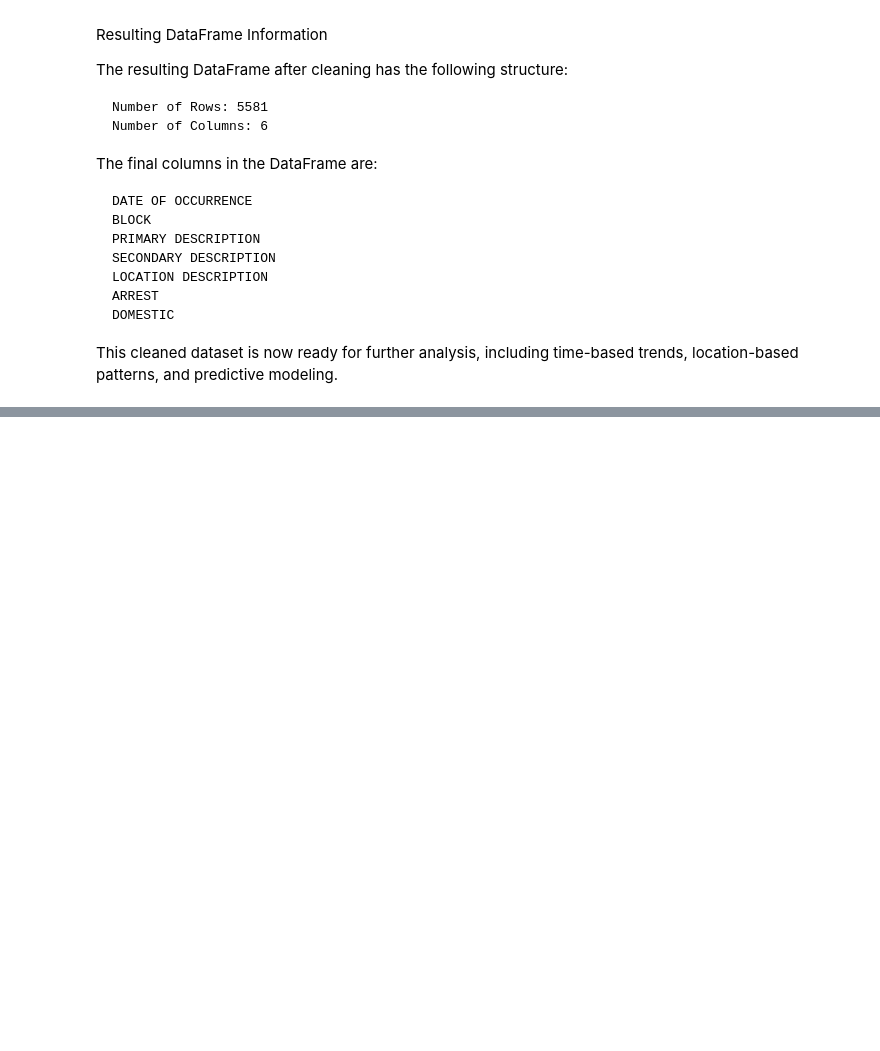
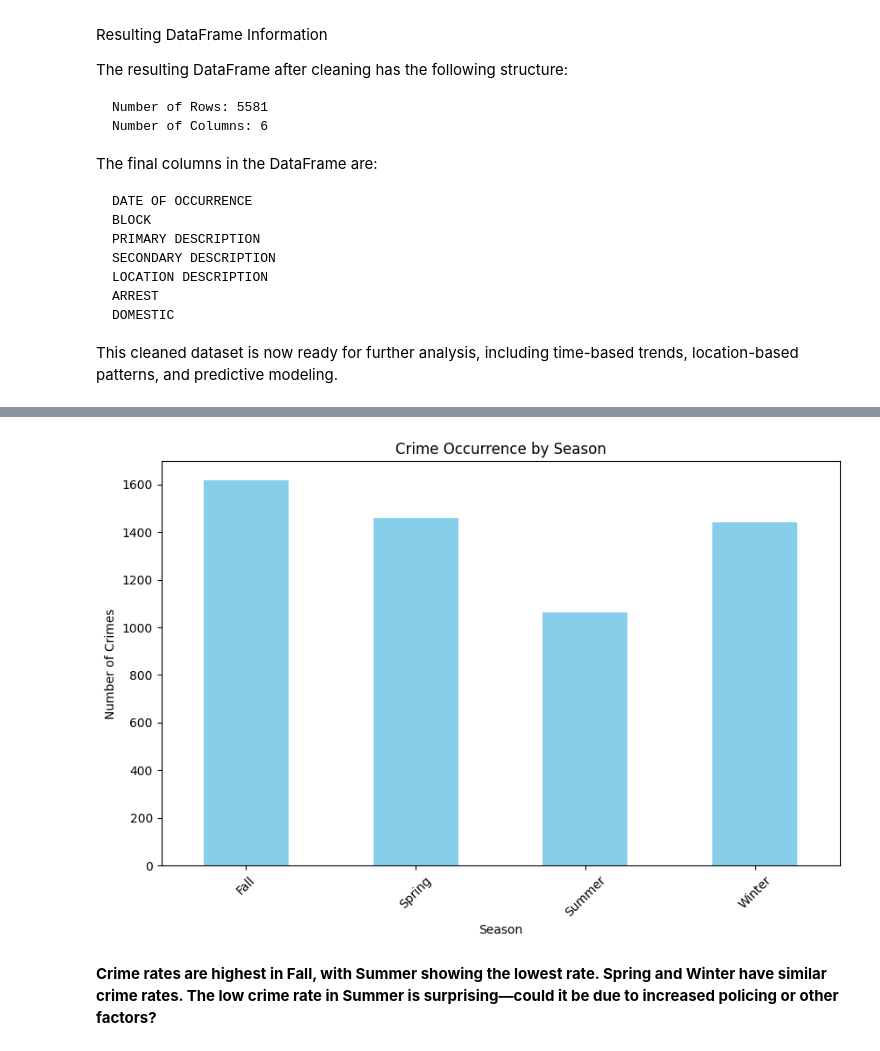
Before and after one commit to Hannah-Aji/Predictive-Modeling-to-Identify-High-Risk-Areas, a Jupyter notebook: Chicago_crime_prediction.ipynb, the cells around one changed output, grey strips where cells are left out. Cells and saved outputs as stored; diff of their text form; code cells hidden in the pictures; blank space fills up the shorter version.

```diff
--- a/Chicago_crime_prediction.ipynb
+++ b/Chicago_crime_prediction.ipynb
@@ -175,0 +286,34 @@ This cleaned dataset is now ready for further analysis, including time-based tre
+# %%
+# Define a function to categorize months into seasons
+def get_season(month):
+    if month in [12, 1, 2]:
+        return 'Winter'
+    elif month in [3, 4, 5]:
+        return 'Spring'
+    elif month in [6, 7, 8]:
+        return 'Summer'
+    elif month in [9, 10, 11]:
+        return 'Fall'
+    else:
+        return 'Unknown'
+
+# Apply the function to the 'Month' column
+data_mod['Season'] = data_mod['DATE OF OCCURRENCE'].dt.month.apply(get_season)
+# %%
+# Group by season and count the number of incidents
+season_crime_counts = data_mod.groupby('Season').size()
+# %%
+import matplotlib.pyplot as plt
+
+# Plot the number of crimes by season
+plt.figure(figsize=(10, 6))
+season_crime_counts.plot(kind='bar', color='skyblue')
+plt.title('Crime Occurrence by Season')
+plt.xlabel('Season')
+plt.ylabel('Number of Crimes')
+plt.xticks(rotation=45)
+plt.show()
+# %% [output]
+[figure, added]
+# %% [markdown]
+**Crime rates are highest in Fall, with Summer showing the lowest rate. Spring and Winter have similar crime rates. The low crime rate in Summer is surprising—could it be due to increased policing or other factors?**
```
Also changed, not shown: parts of 35 cells of this notebook.
